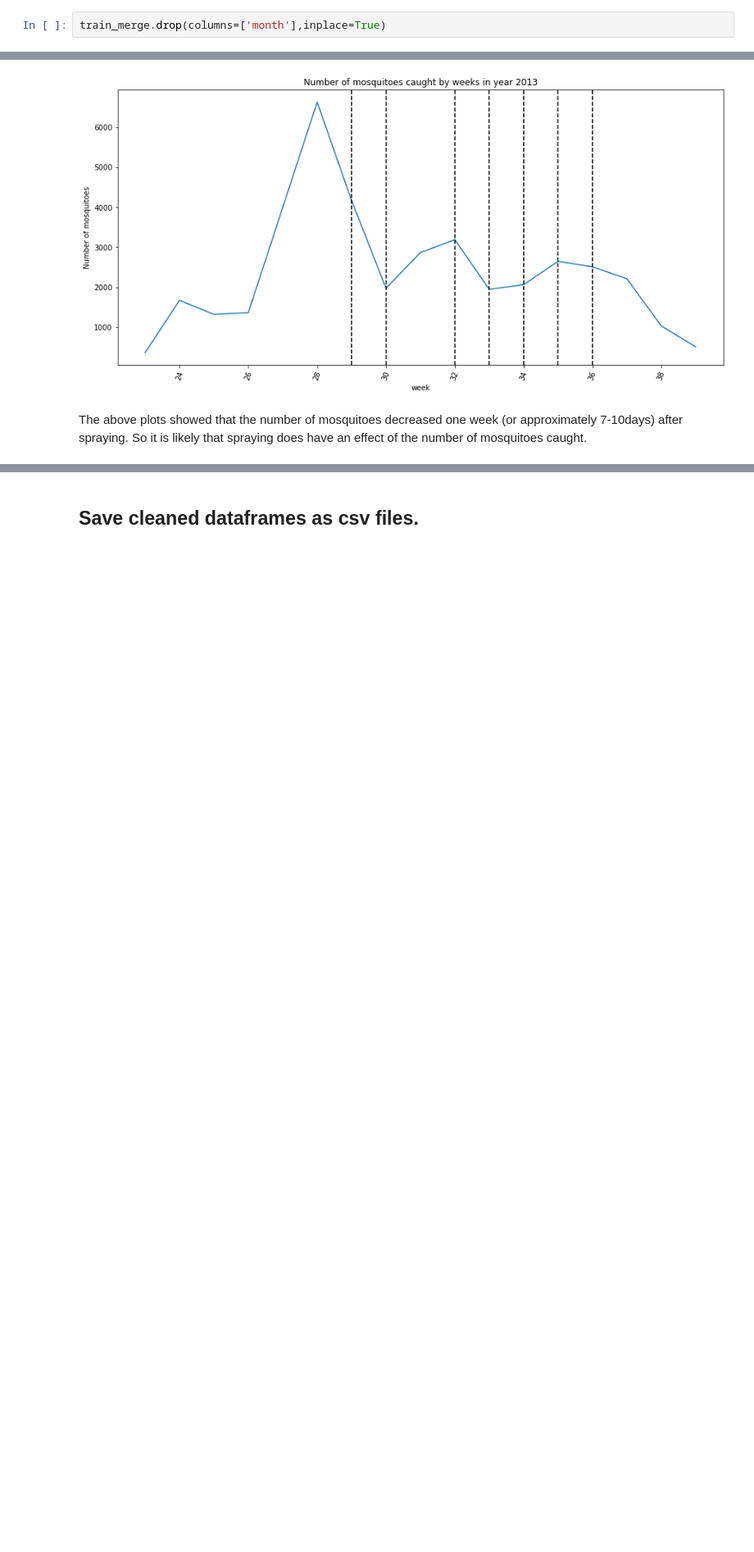
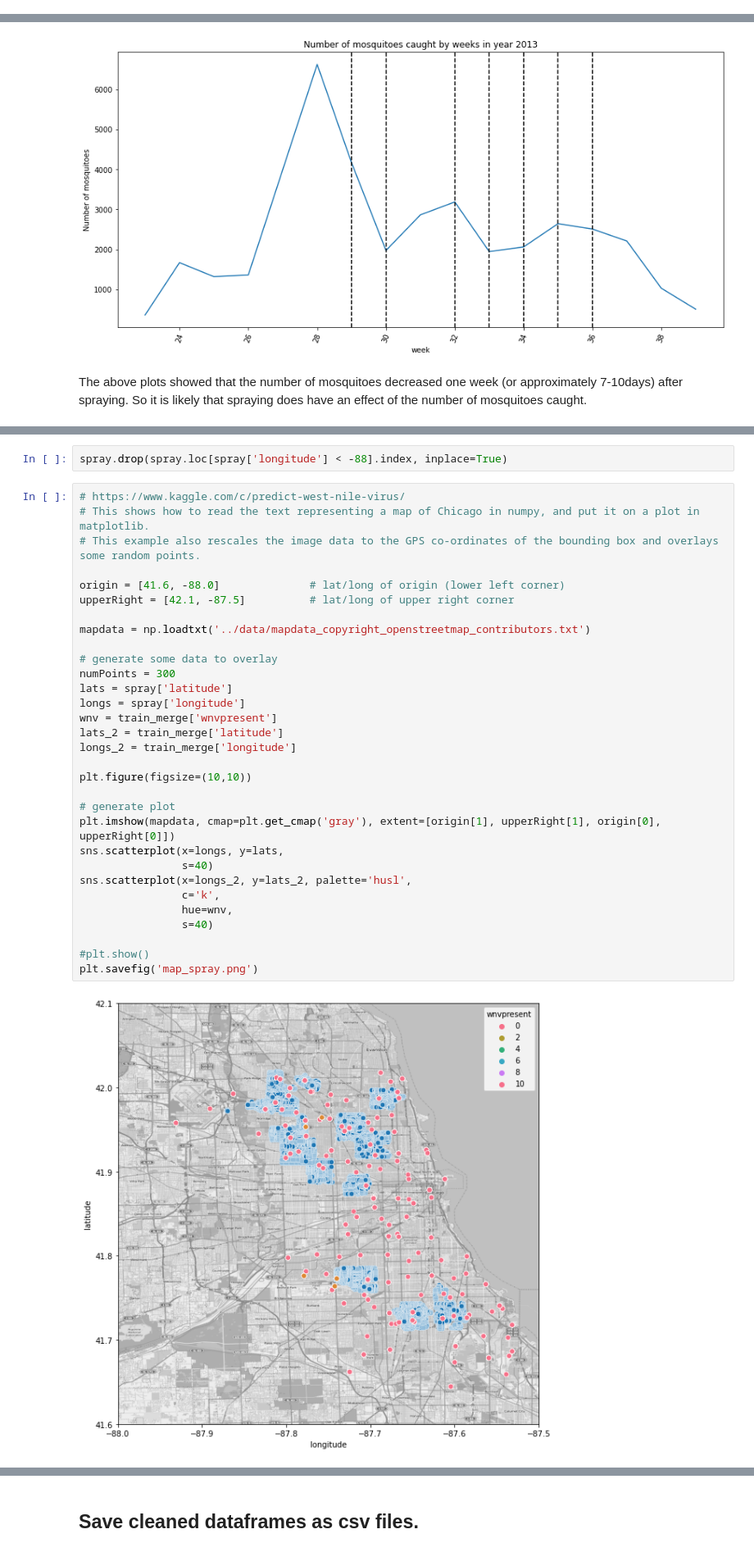
Before and after one commit to doscsy12/west-nile-virus, a Jupyter notebook: code/Data_Cleaning_EDA.ipynb, the cells around one changed output, grey strips where cells are left out. Shown at 82% size. Drawn from its saved outputs; the diff is of its cells as text; blank space fills up the shorter version.

```diff
--- a/code/Data_Cleaning_EDA.ipynb
+++ b/code/Data_Cleaning_EDA.ipynb
@@ -1065,5 +1055,3 @@ From the above plots, August is the highest month with the highest presence of w
 <br> Weeks would be kept (instead of months) since it looked more like a normal distribution. But year is interesting as well.
 <br>
 <br> Years 2007 and 2013 are years with the highest presence of west nile virus detected. This needs to be explored further. In 2007, this could be due to a large amount of rain and hot weather, which produced favourable conditions for eggs ([source](https://www.cmaj.ca/content/177/12/1489.1)). 2012/2013 was the deadliest year for the wnv in the US, resulting from factors such as higher than normal temperatures that influenced mosquito and bird (reservoir hosts) abundance ([source](https://www.nbcnews.com/healthmain/2012-was-deadliest-year-west-nile-us-cdc-says-1c9904312)).
-# %%
-train_merge.drop(columns=['month'],inplace=True)
@@ -1284,0 +1298,35 @@ The above plots showed that the number of mosquitoes decreased one week (or appr
+# %%
+spray.drop(spray.loc[spray['longitude'] < -88].index, inplace=True)
+# %%
+# https://www.kaggle.com/c/predict-west-nile-virus/
+# This shows how to read the text representing a map of Chicago in numpy, and put it on a plot in matplotlib.
+# This example also rescales the image data to the GPS co-ordinates of the bounding box and overlays some random points.
+
+origin = [41.6, -88.0]              # lat/long of origin (lower left corner)
+upperRight = [42.1, -87.5]          # lat/long of upper right corner
+
+mapdata = np.loadtxt('../data/mapdata_copyright_openstreetmap_contributors.txt')
+
+# generate some data to overlay
+numPoints = 300
+lats = spray['latitude']
+longs = spray['longitude']
+wnv = train_merge['wnvpresent']
+lats_2 = train_merge['latitude']
+longs_2 = train_merge['longitude']
+
+plt.figure(figsize=(10,10))
+
+# generate plot
+plt.imshow(mapdata, cmap=plt.get_cmap('gray'), extent=[origin[1], upperRight[1], origin[0], upperRight[0]])
+sns.scatterplot(x=longs, y=lats,
+                s=40)
+sns.scatterplot(x=longs_2, y=lats_2, palette='husl',
+                c='k',
+                hue=wnv,
+                s=40)
+
+#plt.show()
+plt.savefig('map_spray.png')
+# %% [output]
+[figure, added]
```
Also changed, not shown: parts of 50 cells of this notebook, 1 other file.
